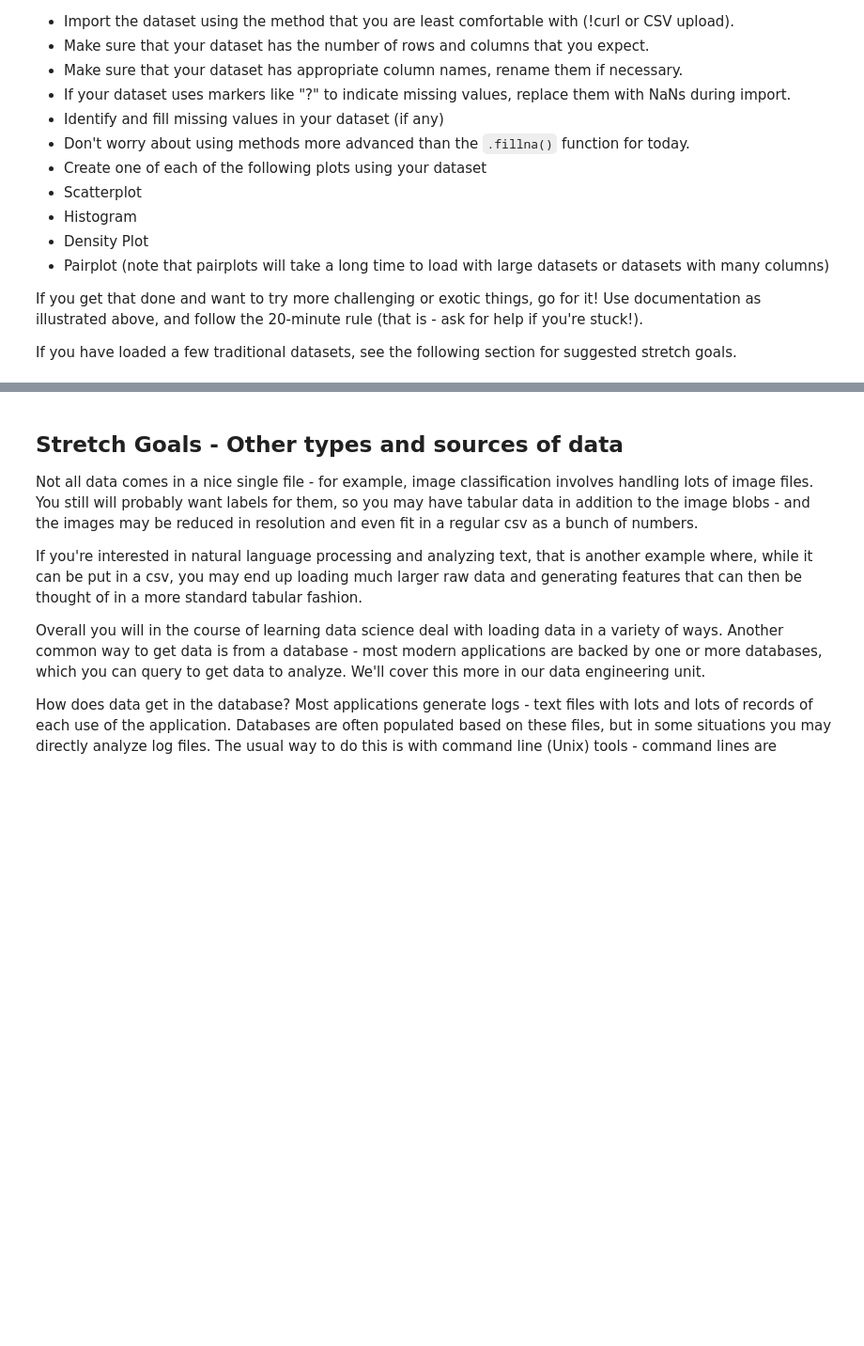
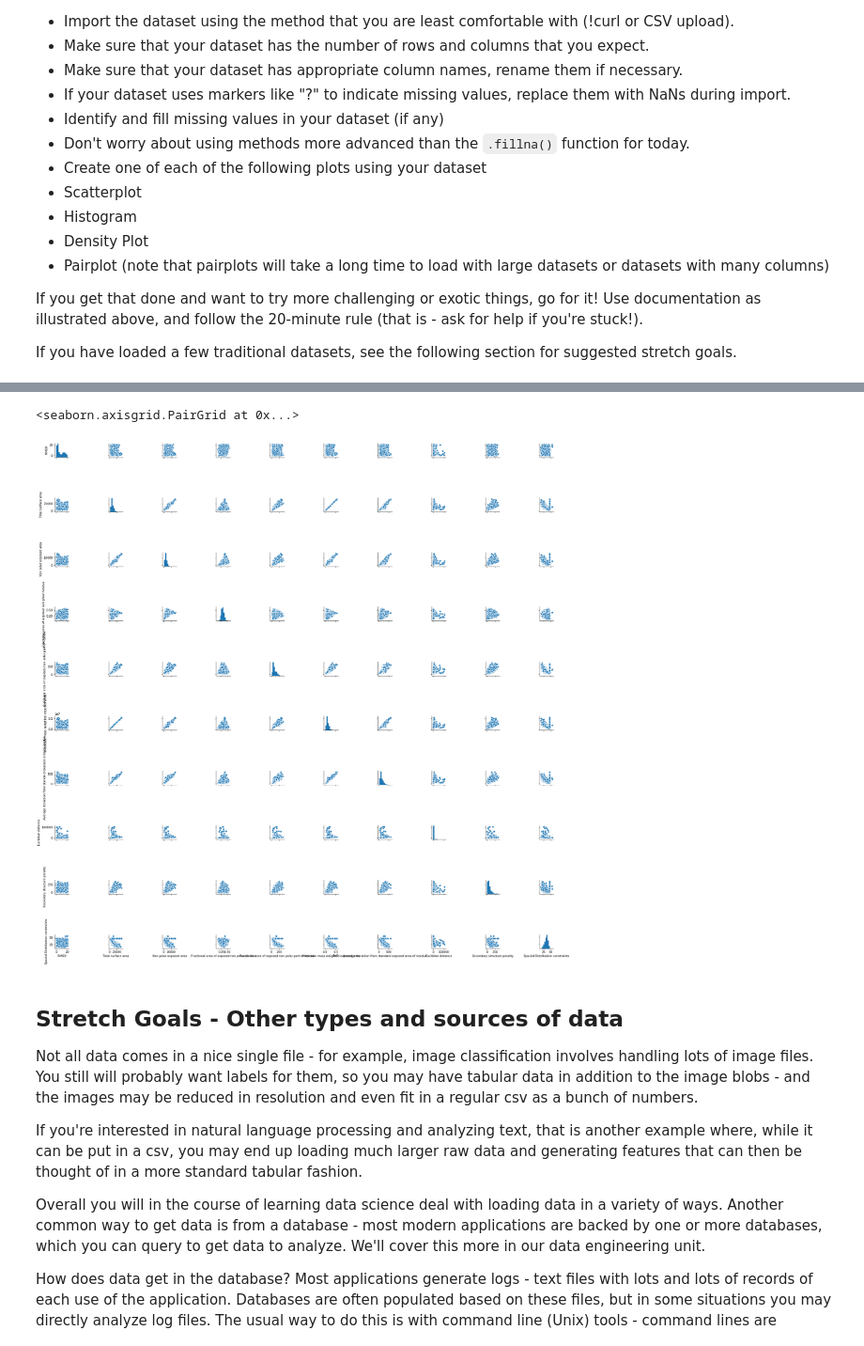
Before and after one commit to ngriggs/DS-Unit-1-Sprint-1-Dealing-With-Data, a Jupyter notebook: module2-loadingdata/LS_DS_112_Loading_Data.ipynb, the cells around one changed output, grey strips where cells are left out. Shown at 94% size. Saved outputs shown, nothing was run; the diff lists cells and outputs as text; code cells hidden in the pictures; blank space fills up the shorter version.

```diff
--- a/module2-loadingdata/LS_DS_112_Loading_Data.ipynb
+++ b/module2-loadingdata/LS_DS_112_Loading_Data.ipynb
@@ -512,3 +612,10 @@ If you have loaded a few traditional datasets, see the following section for sug
+# %%
+# Pairplot
+import seaborn as sns
+sns.pairplot(df)
+# %% [output]
+<seaborn.axisgrid.PairGrid at 0x...>
+[figure, added]
 # %% [markdown]
 ## Stretch Goals - Other types and sources of data
 
```
Also changed, not shown: parts of 11 cells of this notebook.
